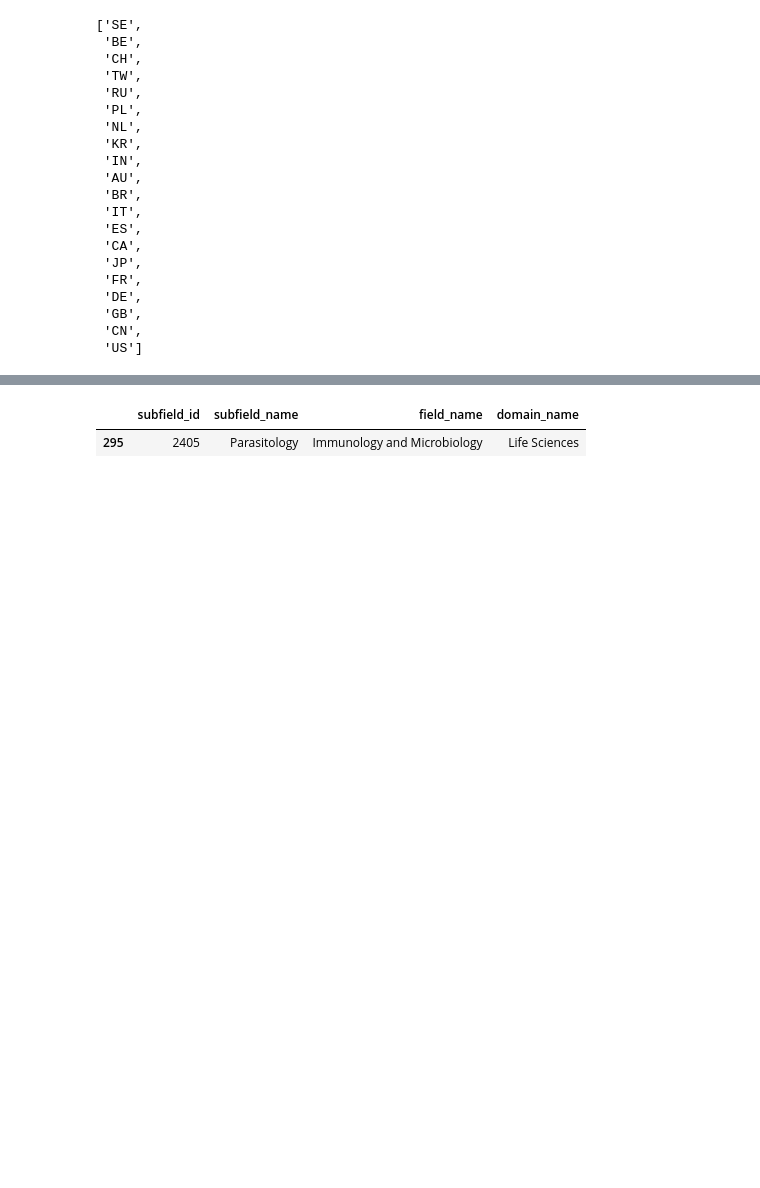
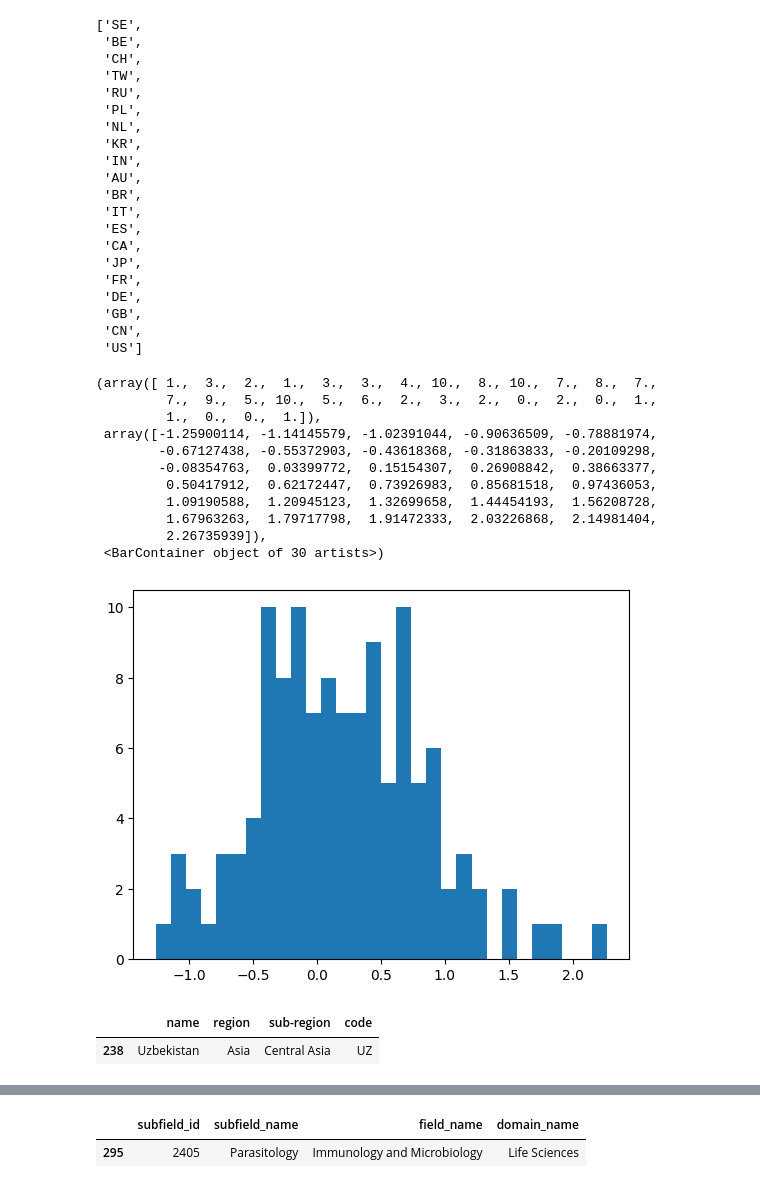
Before and after one commit to irivorobey/geoTopics, a Jupyter notebook: test_interest_metrics.ipynb, the cells around one changed output, grey strips where cells are left out. Saved outputs shown, nothing was run; the diff lists cells and outputs as text; code cells hidden in the pictures; blank space fills up the shorter version.

```diff
--- a/test_interest_metrics.ipynb
+++ b/test_interest_metrics.ipynb
@@ -225,3 +249,27 @@ fig.update_layout(
 )
 
 fig.show()
+# %%
+import matplotlib.pyplot as plt
+
+idx = "2105"
+
+plt.hist(np.array(df_country_subfield_norm_world_log[idx]), bins=30)
+# %% [output]
+(array([ 1.,  3.,  2.,  1.,  3.,  3.,  4., 10.,  8., 10.,  7.,  8.,  7.,
+         7.,  9.,  5., 10.,  5.,  6.,  2.,  3.,  2.,  0.,  2.,  0.,  1.,
+         1.,  0.,  0.,  1.]),
+ array([-1.25900114, -1.14145579, -1.02391044, -0.90636509, -0.78881974,
+        -0.67127438, -0.55372903, -0.43618368, -0.31863833, -0.20109298,
+        -0.08354763,  0.03399772,  0.15154307,  0.26908842,  0.38663377,
+         0.50417912,  0.62172447,  0.73926983,  0.85681518,  0.97436053,
+         1.09190588,  1.20945123,  1.32699658,  1.44454193,  1.56208728,
+         1.67963263,  1.79717798,  1.91472333,  2.03226868,  2.14981404,
+         2.26735939]),
+ <BarContainer object of 30 artists>)
+[figure, added]
+# %%
+uf.get_country_info("UZ")
+# %% [output]
+|  | name | region | sub-region | code |
+| 238 | Uzbekistan | Asia | Central Asia | UZ |
```
Also changed, not shown: parts of 10 cells of this notebook, 6 other files.
